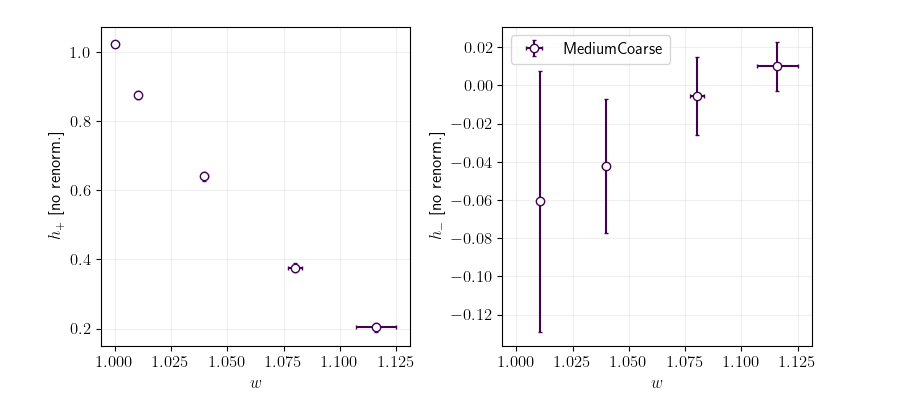
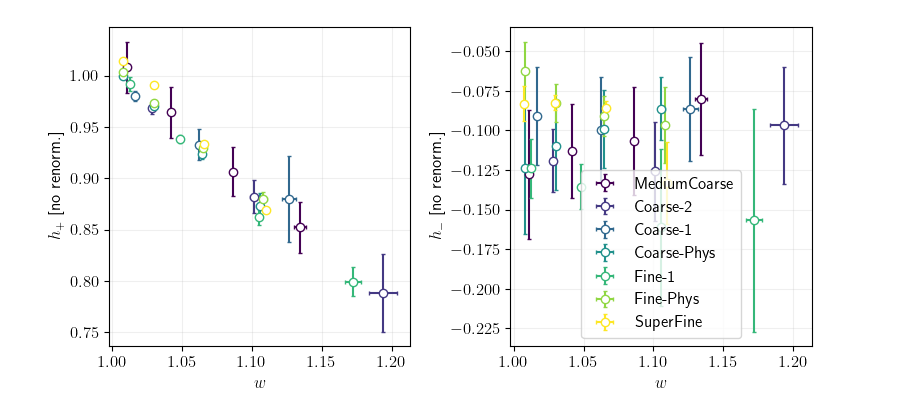
Before and after one commit to pietro-butti/B2heavy, a Jupyter notebook: notebooks/form_factor_D.ipynb, the cells around one changed output. Drawn from its saved outputs; the diff is of its cells as text; code cells hidden in the pictures.

```diff
--- a/notebooks/form_factor_D.ipynb
+++ b/notebooks/form_factor_D.ipynb
@@ -26,7 +26,7 @@ BINSIZE  = {
     'SuperFine':   22
 }
 
-JKFIT = True
+JKFIT = False
 # %%
 ENSEMBLE_LIST = ['MediumCoarse','Coarse-2','Coarse-1','Coarse-Phys','Fine-1','Fine-Phys','SuperFine']
 MOMLIST       = ['000','100','200','300','400']
@@ -125,3 +121,26 @@ ff['w']
+# %%
+ffs = []
+for ens in ENSEMBLE_LIST:
+    for mom in MOMLIST:
+        if mom=='000':
+            continue
+
+        try:
+            hplus  = np.sqrt(rs['RPLUS'].loc[ens,'000']) * rs['QPLUS'].loc[ens,mom] * (1. - rs['RMINUS'].loc[ens,mom]*rs['XF'].loc[ens,mom])
+            hminus = np.sqrt(rs['RPLUS'].loc[ens,'000']) * rs['QPLUS'].loc[ens,mom] * (1. - rs['RMINUS'].loc[ens,mom]/rs['XF'].loc[ens,mom])
+            w      = (1+rs['XF'].loc[ens,mom]**2)/(1-rs['XF'].loc[ens,mom]**2)
+        except KeyError:
+            continue
+
+        ffs.append({
+            'ensemble':ens,
+            'mom'     :mom,
+            'w'       :w,
+            'h+'   :hplus,
+            'h-'  :hminus,
+        })
+
+ff = pd.DataFrame(ffs).set_index(['ensemble','mom'])
 # %%
 plt.rcParams['text.usetex'] = True
 plt.rcParams['font.size'] = 12
@@ -131,44 +150,44 @@ f, ax = plt.subplots(1,2,figsize=(8,4),sharex=True)
 ens_list = ['MediumCoarse']
 
 
-color = plt.cm.viridis(np.linspace(0,1,len(ens_list)))
+color = plt.cm.viridis(np.linspace(0,1,len(ENSEMBLE_LIST)))
 
-for i,ens in enumerate(ens_list):
+for i,ens in enumerate(ENSEMBLE_LIST):
     ax[0].errorbar(
-        gv.mean(ff['w' ][ens]),
-        gv.mean(ff['h+'][ens]),
-        xerr = gv.sdev(ff['w' ][ens]),
-        yerr = gv.sdev(ff['h+'][ens]),
+        gv.mean(ff['w' ].loc[ens].values),
+        gv.mean(ff['h+'].loc[ens].values),
+        xerr = gv.sdev(ff['w' ].loc[ens].values),
+        yerr = gv.sdev(ff['h+'].loc[ens].values),
         fmt     = 'o',
         ecolor  = color[i],
         mfc     = 'w',
         color   = color[i],
         capsize = 1.5,
         label   = ens
     )
 
     ax[1].errorbar(
-        gv.mean(ff['w' ][ens][1:]),
-        gv.mean(ff['h-'][ens]),
-        xerr = gv.sdev(ff['w' ][ens][1:]),
-        yerr = gv.sdev(ff['h-'][ens]),
+        gv.mean(ff['w' ].loc[ens].values),
+        gv.mean(ff['h-'].loc[ens].values),
+        xerr = gv.sdev(ff['w' ].loc[ens].values),
+        yerr = gv.sdev(ff['h-'].loc[ens].values),
         fmt     = 'o',
         ecolor  = color[i],
         mfc     = 'w',
         color   = color[i],
         capsize = 1.5,
         label   = ens
     )
 
 ax[0].set_ylabel(r'$h_+$ [no renorm.]')
 ax[0].set_xlabel(r'$w$')
 ax[0].grid(alpha=0.2)
 
 ax[1].legend()
 ax[1].set_ylabel(r'$h_-$ [no renorm.]')
 ax[1].set_xlabel(r'$w$')
 ax[1].grid(alpha=0.2)
 
 plt.tight_layout()
 # %% [output]
-[figure, old version]
+[figure, new version]
```
Also changed, not shown: parts of 4 cells of this notebook, 6 other files.
